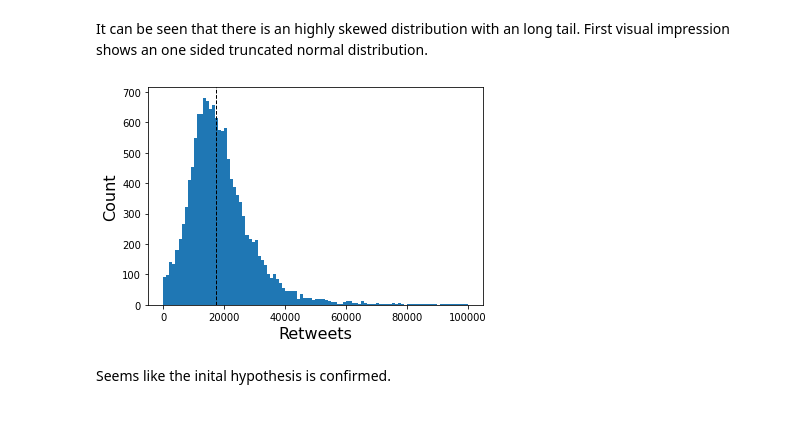
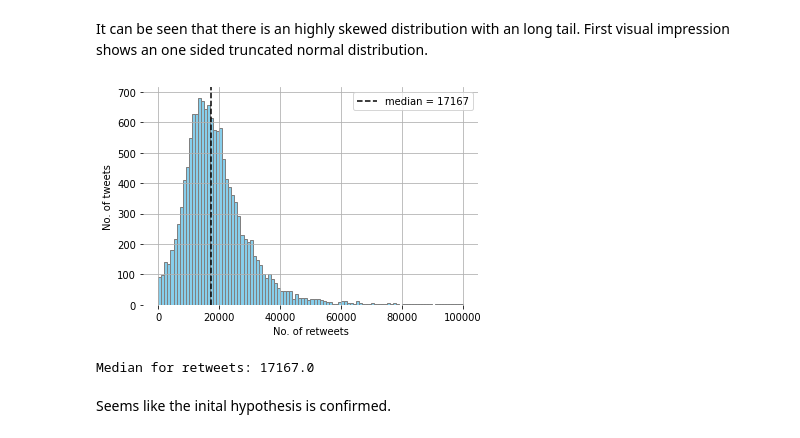
Before and after one commit to JakobLangenbahn/predict_realdonaldtrump_retweets, a Jupyter notebook: Predicting Trumps Retweets.ipynb, the cells around one changed output. Cells and saved outputs as stored; diff of their text form; code cells hidden in the pictures.

```diff
--- a/Predicting Trumps Retweets.ipynb
+++ b/Predicting Trumps Retweets.ipynb
@@ -158,13 +160,21 @@ It can be seen that there is an highly skewed distribution with an long tail. Fi
 # %%
 #visualize the retweet frequenzy as histogramm for retweet_count < 100.000
 twitterdata_truncated = twitterdata[twitterdata["retweet_count"] < 100000].loc[:, "retweet_count"]
-plt.hist(twitterdata_truncated, bins = 100)
-plt.axvline(twitterdata_truncated.median(), color='k', linestyle='dashed', linewidth=1)
-plt.xlabel('Retweets', fontsize=16)
-plt.ylabel('Count', fontsize=16)
+plt.hist(twitterdata_truncated, bins = 100, color="skyblue", edgecolor='grey')
+plt.axvline(twitterdata_truncated.median(), color='black', linestyle='dashed', linewidth=1.5, label='median = ' +
+            str(round(twitterdata_truncated.median())))
+plt.xlabel('No. of retweets', fontsize=10)
+plt.ylabel('No. of tweets', fontsize=10)
+plt.box(False)
+plt.grid()
+plt.legend()
+plt.savefig("retweets.png")
 plt.show()
+
+print("Median for retweets: " + str(twitterdata_truncated.median()) )
 # %% [output]
-[figure, old version]
+[figure, new version]
+Median for retweets: 17167.0
 # %% [markdown]
 Seems like the inital hypothesis is confirmed.
 # %%
```
Also changed, not shown: parts of 30 cells of this notebook.
